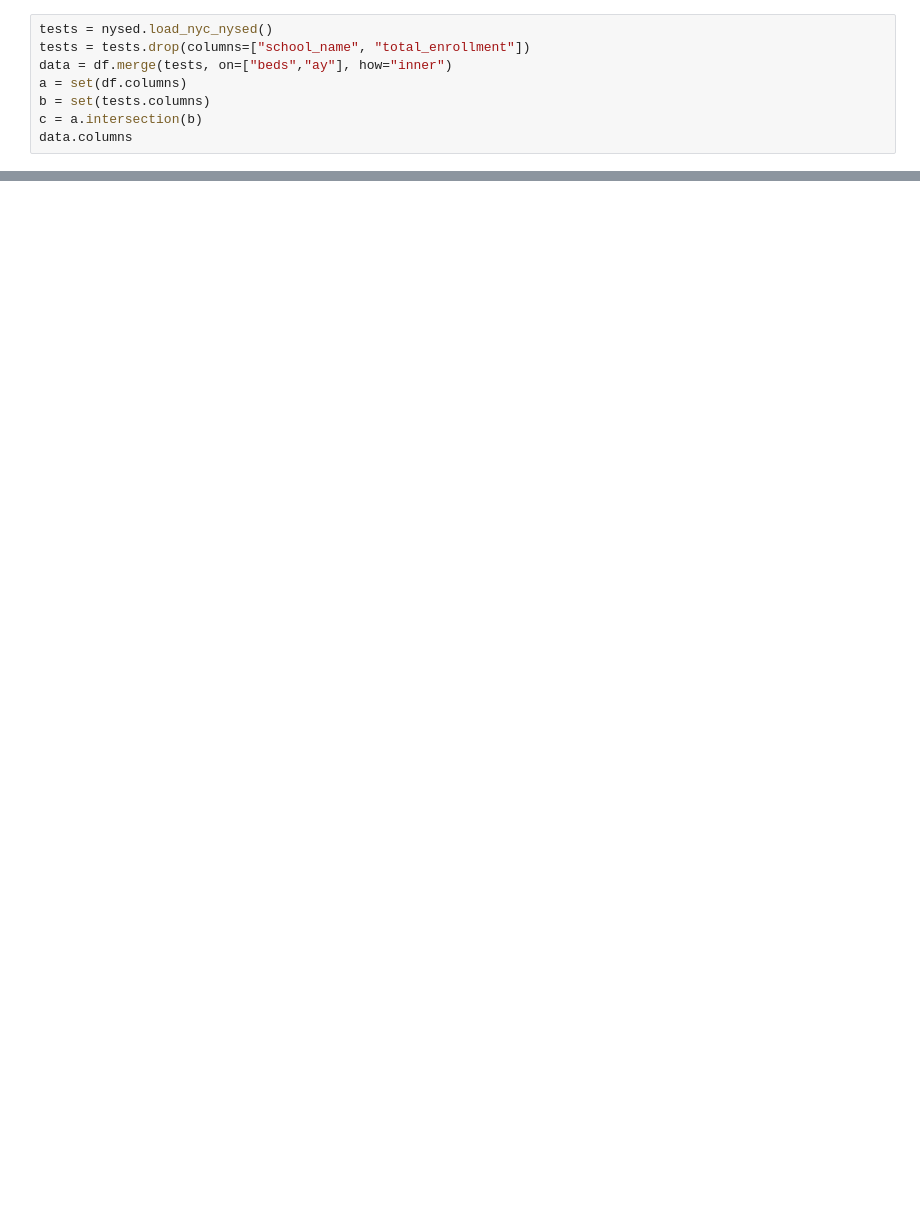
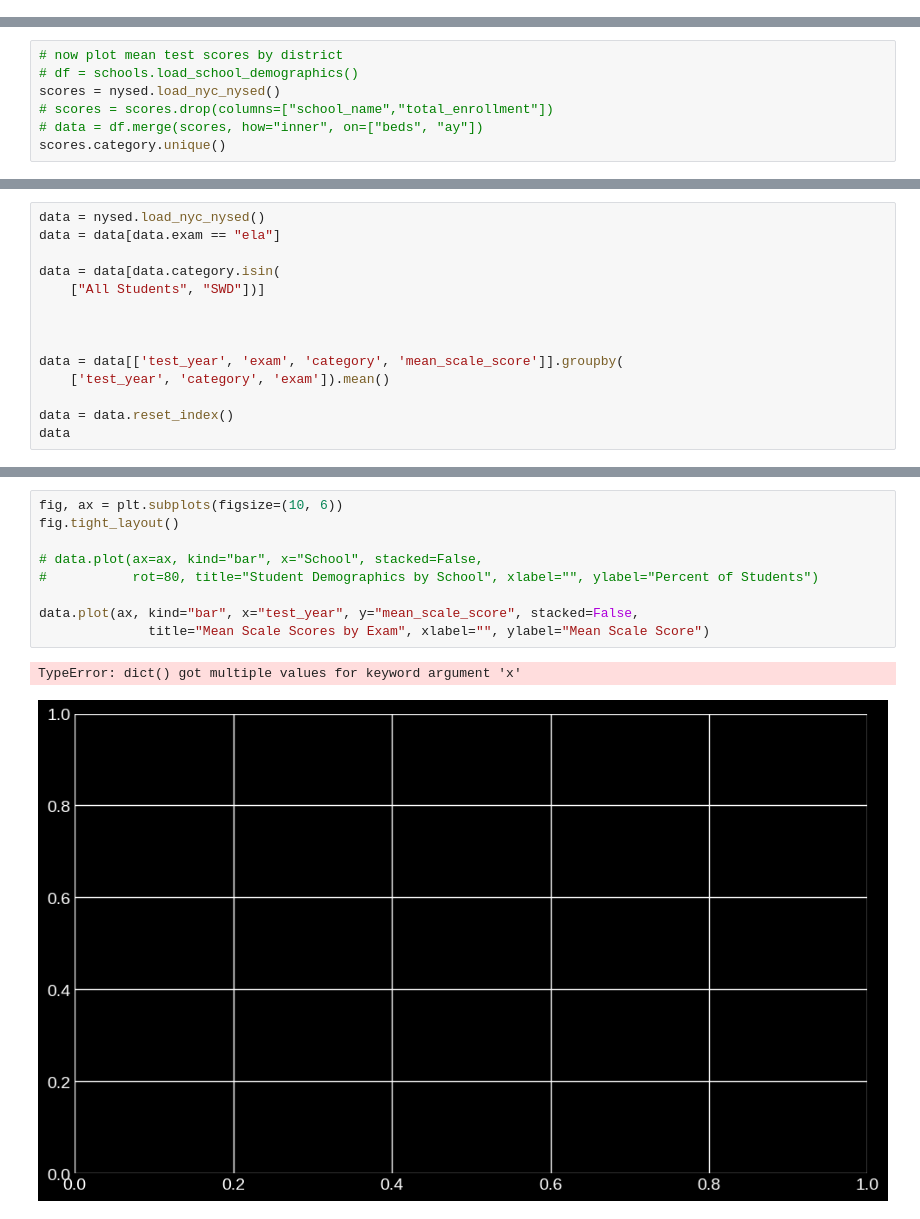
Before and after one commit to adelphi-ed-tech/nycschools, a Jupyter notebook: book/nb/03-Graphs-and-Charts/02-grouped-bar-chart.ipynb, the cells around one changed output, grey strips where cells are left out. Cells and saved outputs as stored; diff of their text form; blank space fills up the shorter version.

Commit message:
working on grouped bar chart

```diff
--- a/book/nb/03-Graphs-and-Charts/02-grouped-bar-chart.ipynb
+++ b/book/nb/03-Graphs-and-Charts/02-grouped-bar-chart.ipynb
@@ -32,8 +23,0 @@ for a specicif school, grade, academic year (`dbn`, `grade`, `year`).
-# %%
-tests = nysed.load_nyc_nysed()
-tests = tests.drop(columns=["school_name", "total_enrollment"])
-data = df.merge(tests, on=["beds","ay"], how="inner")
-a = set(df.columns)
-b = set(tests.columns)
-c = a.intersection(b)
-data.columns
@@ -155,0 +67,7 @@ ui.fmt_table(boro_enroll, num_cols=["enrollment"], col_map={"enroll_cat":"studen
+# %%
+# now plot mean test scores by district
+# df = schools.load_school_demographics()
+scores = nysed.load_nyc_nysed()
+# scores = scores.drop(columns=["school_name","total_enrollment"])
+# data = df.merge(scores, how="inner", on=["beds", "ay"])
+scores.category.unique()
@@ -155,0 +84,14 @@ ui.fmt_table(boro_enroll, num_cols=["enrollment"], col_map={"enroll_cat":"studen
+# %%
+data = nysed.load_nyc_nysed()
+data = data[data.exam == "ela"]
+
+data = data[data.category.isin(
+    ["All Students", "SWD"])]
+
+
+
+data = data[['test_year', 'exam', 'category', 'mean_scale_score']].groupby(
+    ['test_year', 'category', 'exam']).mean()
+
+data = data.reset_index()
+data
@@ -155,0 +110,12 @@ ui.fmt_table(boro_enroll, num_cols=["enrollment"], col_map={"enroll_cat":"studen
+# %%
+fig, ax = plt.subplots(figsize=(10, 6))
+fig.tight_layout()
+
+# data.plot(ax=ax, kind="bar", x="School", stacked=False,
+#           rot=80, title="Student Demographics by School", xlabel="", ylabel="Percent of Students")
+
+data.plot(ax, kind="bar", x="test_year", y="mean_scale_score", stacked=False,
+              title="Mean Scale Scores by Exam", xlabel="", ylabel="Mean Scale Score")
+# %% [output]
+TypeError: dict() got multiple values for keyword argument 'x'
+[figure, added]
```
Also changed, not shown: parts of 22 cells of this notebook, 2 other files.
